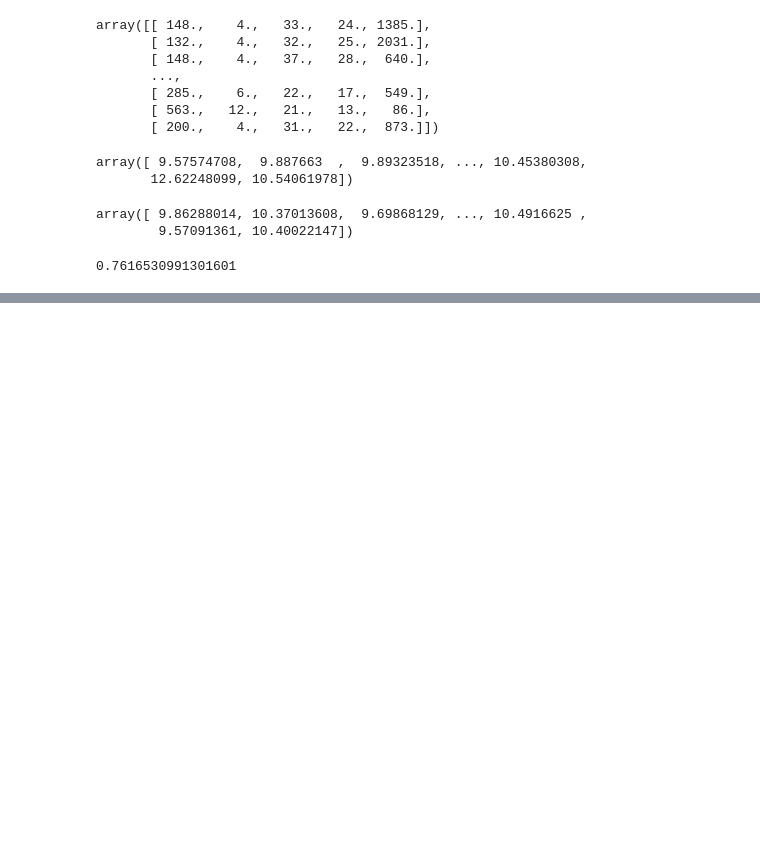
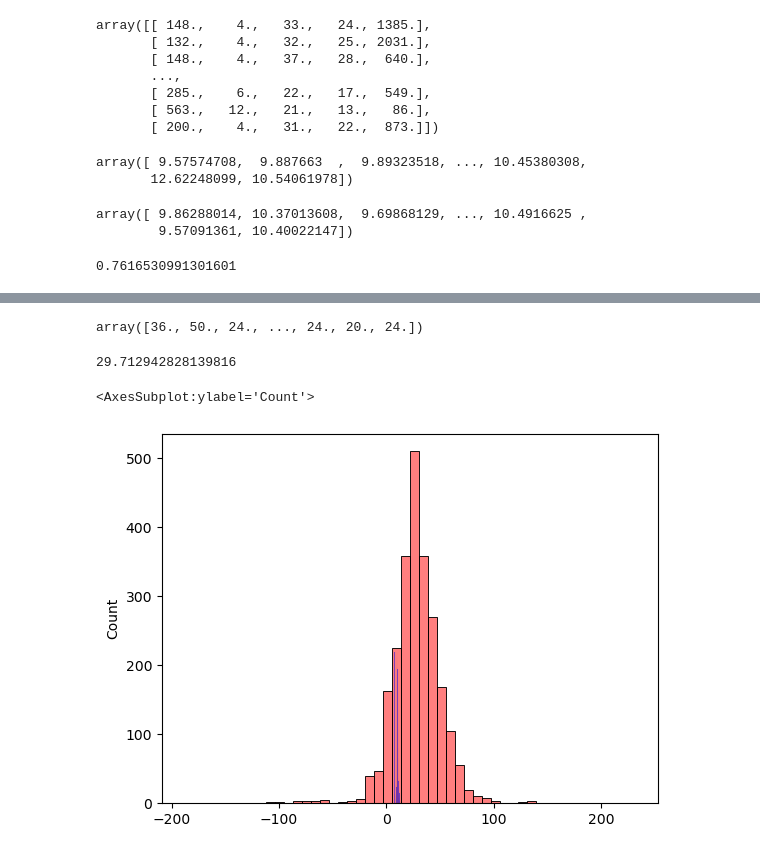
Before and after one commit to alabamustapha/ml-zoomcamp-2023, a Jupyter notebook: Regression/Car Price Prediction Linear Regression.ipynb, the cells around one changed output, grey strips where cells are left out. Cells and saved outputs as stored; diff of their text form; code cells hidden in the pictures; blank space fills up the shorter version.

```diff
--- a/Regression/Car Price Prediction Linear Regression.ipynb
+++ b/Regression/Car Price Prediction Linear Regression.ipynb
@@ -448,0 +542,8 @@ rmse(y_pred, y_val)
+# %%
+# find the most popular values in each catgorical variables
+categories = {}
+
+for c in categorical_variables:
+    categories[c] = list(cars_df[c].value_counts().head().index)
+
+categories
@@ -448,0 +568,23 @@ rmse(y_pred, y_val)
+# %%
+def prepare_X(df):
+    df = df.copy()
+    df['age'] = 2017 - df.year
+    features = base + ['age']
+
+    for val in [2,3,4]:
+        df["num_of_doors_%s" % val] = (df['number_of_doors'] == val).astype(int)
+        features.append("num_of_doors_%s" % val)
+
+    for c, values in categories.items():
+        for val in values:
+            df["%s_%s" % (c, val)] = (df[c] == val).astype('int')
+            features.append("%s_%s" % (c, val))
+
+    df_num = df[features]
+    df_num = df_num.fillna(0)
+    X = df_num.values
+    return X
+# %%
+X_train = prepare_X(df_train)
+w0, w = train_linear_regression(X_train, y_train)
+w0, w
@@ -448,0 +604,17 @@ rmse(y_pred, y_val)
+# %%
+# predict validation data set
+X_val = prepare_X(df_val)
+y_pred = w0 + X_val.dot(w)
+y_pred
+# %% [output]
+array([36., 50., 24., ..., 24., 20., 24.])
+# %%
+rmse(y_pred, y_val)
+# %% [output]
+29.712942828139816
+# %%
+sns.histplot(y_pred, color="red", alpha=0.5, bins=50)
+sns.histplot(y_val, color="blue", alpha=0.5, bins=50)
+# %% [output]
+<AxesSubplot:ylabel='Count'>
+[figure, added]
```
Also changed, not shown: parts of 16 cells of this notebook.
